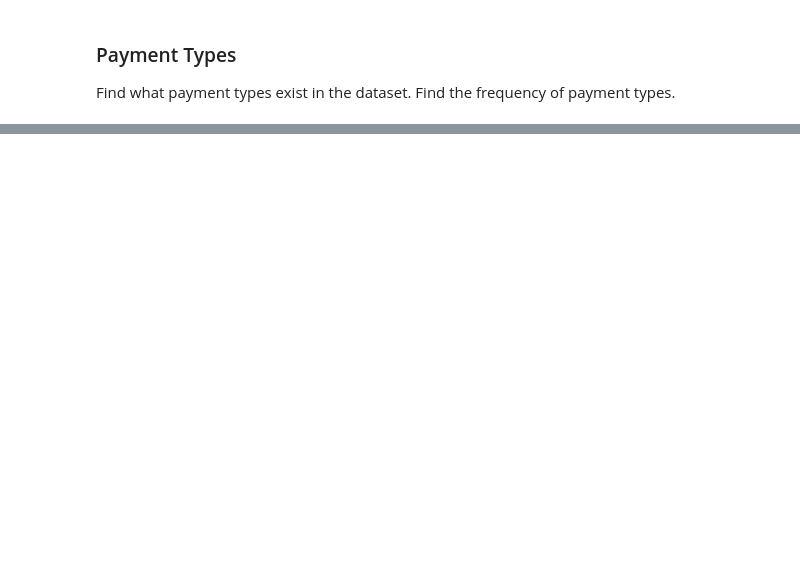
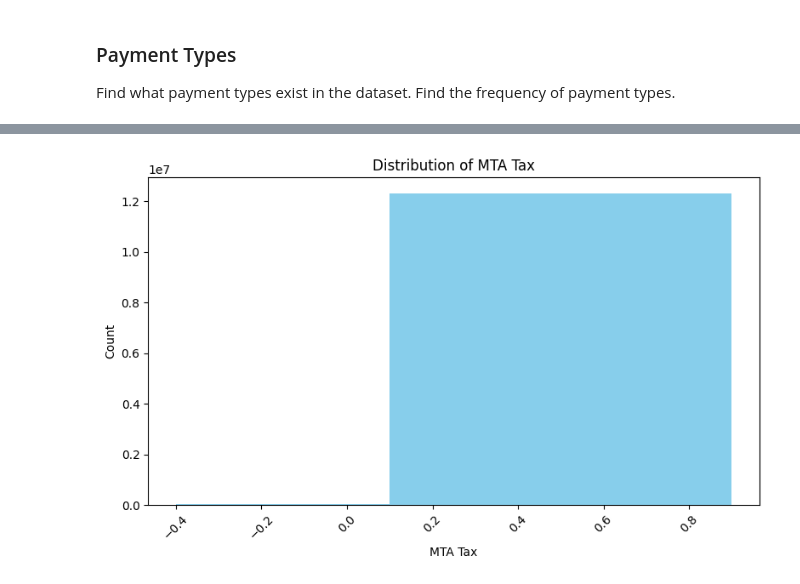
Before and after one commit to SeeenyaOhar/nyc-taxi-spark-project, a Jupyter notebook: main.ipynb, the cells around one changed output, grey strips where cells are left out. Saved outputs shown, nothing was run; the diff lists cells and outputs as text; code cells hidden in the pictures; blank space fills up the shorter version.

```diff
--- a/main.ipynb
+++ b/main.ipynb
@@ -204,0 +215,3 @@ Cash: 0.46%
+# %%
+df_mta_tax = df_fare.select("mta_tax").groupby("mta_tax").count().sort("mta_tax")
+df_mta_tax.show()
@@ -204,0 +226,13 @@ Cash: 0.46%
+# %%
+pdf = df_mta_tax.toPandas()
+
+plt.figure(figsize=(8, 5))
+plt.bar(pdf['mta_tax'], pdf['count'], color='skyblue')
+plt.xlabel('MTA Tax')
+plt.ylabel('Count')
+plt.title('Distribution of MTA Tax')
+plt.xticks(rotation=45)
+plt.tight_layout()
+plt.show()
+# %% [output]
+[figure, added]
```
Also changed, not shown: parts of 17 cells of this notebook, 1 other file.
